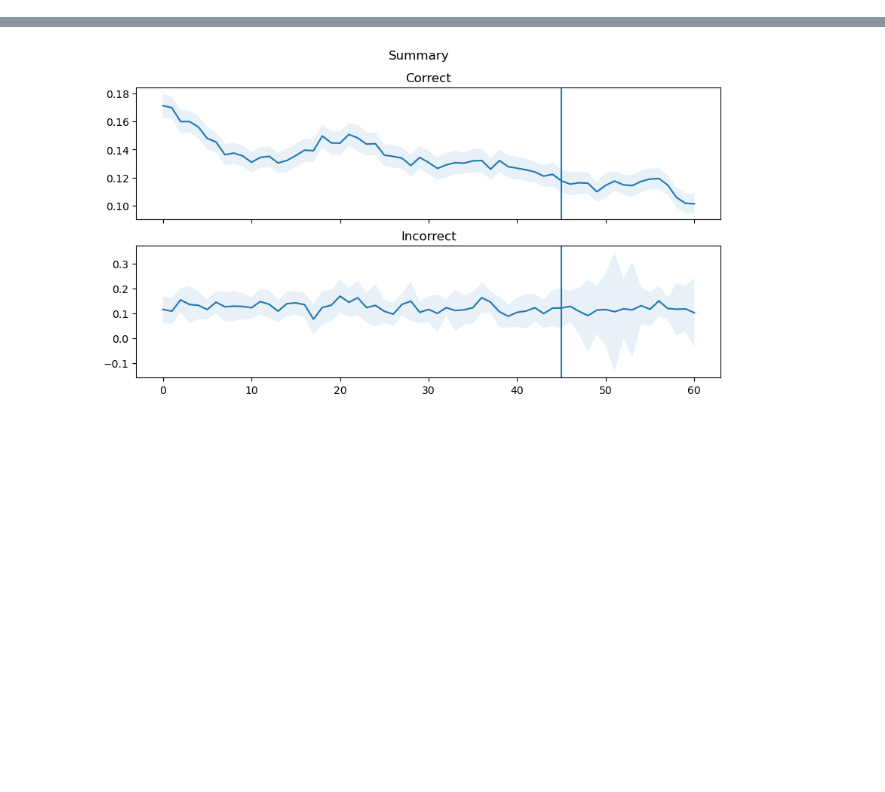
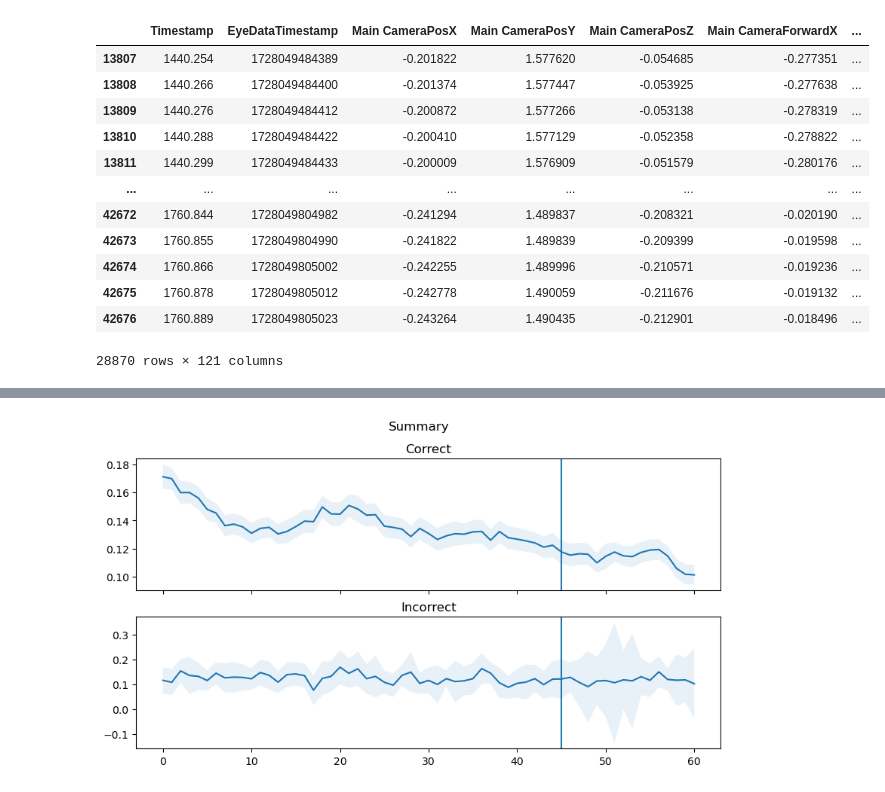
Before and after one commit to Arueris/GazeBasedSelection, a Jupyter notebook: InspectEyeMovement.ipynb, the cells around one changed output, grey strips where cells are left out. Cells and saved outputs as stored; diff of their text form; code cells hidden in the pictures; blank space fills up the shorter version.

```diff
--- a/InspectEyeMovement.ipynb
+++ b/InspectEyeMovement.ipynb
@@ -8,3 +8,21 @@ path = "Data/Dataset"
 recs = Recordings(path)
 # %%
 recs.calc_events(force_calculation=False)
+# %%
+final_rounds = recs[0].get_final_rounds("nod").Round.to_numpy()
+scene_info = recs[0]["nod"]["SceneData"]
+scene_info.loc[scene_info.Round.isin(final_rounds)]
+# %% [output]
+|  | Timestamp | EyeDataTimestamp | Main CameraPosX | Main CameraPosY | Main CameraPosZ | Main CameraForwardX | ... |
+| 13807 | 1440.254 | 1728049484389 | -0.201822 | 1.577620 | -0.054685 | -0.277351 | ... |
+| 13808 | 1440.266 | 1728049484400 | -0.201374 | 1.577447 | -0.053925 | -0.277638 | ... |
+| 13809 | 1440.276 | 1728049484412 | -0.200872 | 1.577266 | -0.053138 | -0.278319 | ... |
+| 13810 | 1440.288 | 1728049484422 | -0.200410 | 1.577129 | -0.052358 | -0.278822 | ... |
+| 13811 | 1440.299 | 1728049484433 | -0.200009 | 1.576909 | -0.051579 | -0.280176 | ... |
+| ... | ... | ... | ... | ... | ... | ... | ... |
+| 42672 | 1760.844 | 1728049804982 | -0.241294 | 1.489837 | -0.208321 | -0.020190 | ... |
+| 42673 | 1760.855 | 1728049804990 | -0.241822 | 1.489839 | -0.209399 | -0.019598 | ... |
+| 42674 | 1760.866 | 1728049805002 | -0.242255 | 1.489996 | -0.210571 | -0.019236 | ... |
+| 42675 | 1760.878 | 1728049805012 | -0.242778 | 1.490059 | -0.211676 | -0.019132 | ... |
+| 42676 | 1760.889 | 1728049805023 | -0.243264 | 1.490435 | -0.212901 | -0.018496 | ... |
+28870 rows × 121 columns
```
Also changed, not shown: parts of 6 cells of this notebook, 10 other files.
